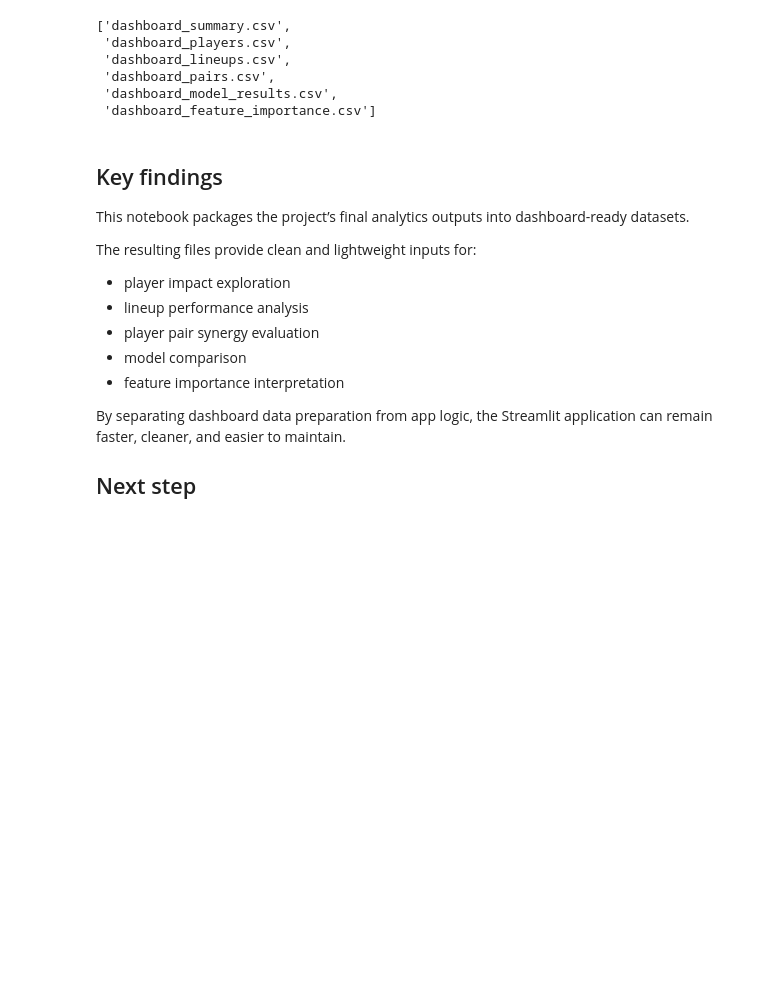
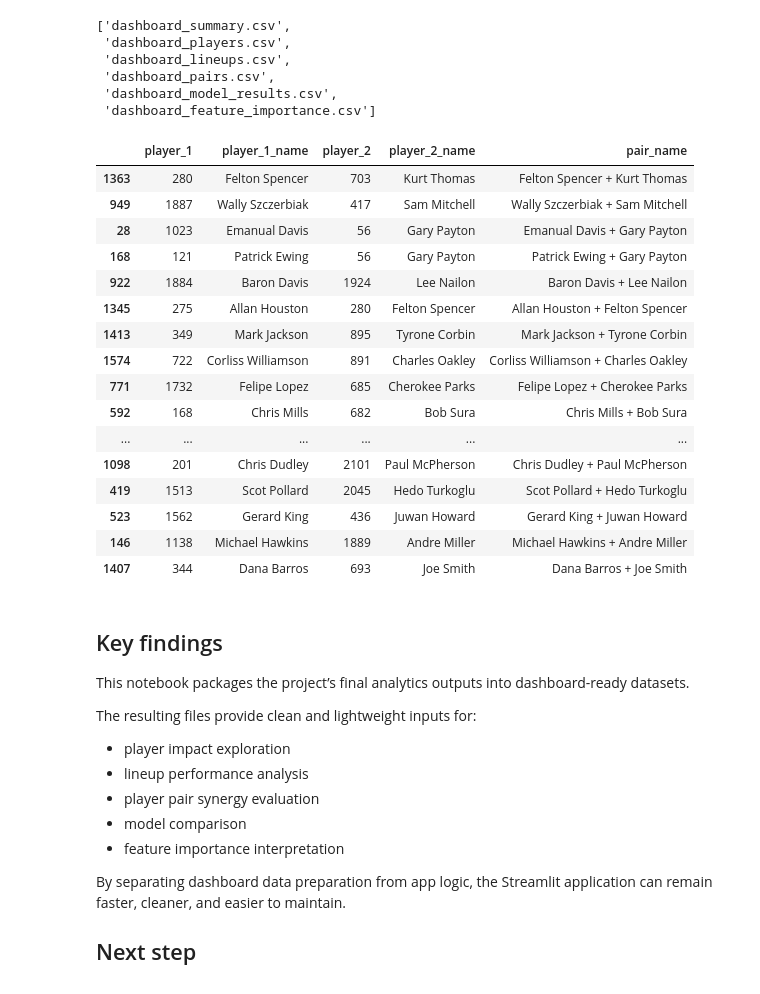
Before and after one commit to Jorgemontanez25/NBA_Player_Impact_and_Lineup_Optimization_Dashboard, a Jupyter notebook: notebooks/08_Dashboard_Data_Preparation.ipynb, the cells around one changed output. Saved outputs shown, nothing was run; the diff lists cells and outputs as text; code cells hidden in the pictures; blank space fills up the shorter version.

```diff
--- a/notebooks/08_Dashboard_Data_Preparation.ipynb
+++ b/notebooks/08_Dashboard_Data_Preparation.ipynb
@@ -300,6 +376,26 @@ Dashboard-ready datasets saved successfully.
  'dashboard_pairs.csv',
  'dashboard_model_results.csv',
  'dashboard_feature_importance.csv']
+# %%
+dashboard_pairs[["player_1", "player_1_name", "player_2", "player_2_name", "pair_name"]].head(20)
+# %% [output]
+|  | player_1 | player_1_name | player_2 | player_2_name | pair_name |
+| 1363 | 280 | Felton Spencer | 703 | Kurt Thomas | Felton Spencer + Kurt Thomas |
+| 949 | 1887 | Wally Szczerbiak | 417 | Sam Mitchell | Wally Szczerbiak + Sam Mitchell |
+| 28 | 1023 | Emanual Davis | 56 | Gary Payton | Emanual Davis + Gary Payton |
+| 168 | 121 | Patrick Ewing | 56 | Gary Payton | Patrick Ewing + Gary Payton |
+| 922 | 1884 | Baron Davis | 1924 | Lee Nailon | Baron Davis + Lee Nailon |
+| 1345 | 275 | Allan Houston | 280 | Felton Spencer | Allan Houston + Felton Spencer |
+| 1413 | 349 | Mark Jackson | 895 | Tyrone Corbin | Mark Jackson + Tyrone Corbin |
+| 1574 | 722 | Corliss Williamson | 891 | Charles Oakley | Corliss Williamson + Charles Oakley |
+| 771 | 1732 | Felipe Lopez | 685 | Cherokee Parks | Felipe Lopez + Cherokee Parks |
+| 592 | 168 | Chris Mills | 682 | Bob Sura | Chris Mills + Bob Sura |
+| ... | ... | ... | ... | ... | ... |
+| 1098 | 201 | Chris Dudley | 2101 | Paul McPherson | Chris Dudley + Paul McPherson |
+| 419 | 1513 | Scot Pollard | 2045 | Hedo Turkoglu | Scot Pollard + Hedo Turkoglu |
+| 523 | 1562 | Gerard King | 436 | Juwan Howard | Gerard King + Juwan Howard |
+| 146 | 1138 | Michael Hawkins | 1889 | Andre Miller | Michael Hawkins + Andre Miller |
+| 1407 | 344 | Dana Barros | 693 | Joe Smith | Dana Barros + Joe Smith |
 # %% [markdown]
 ## Key findings
 
```
Also changed, not shown: parts of 5 cells of this notebook, 4 other files.
